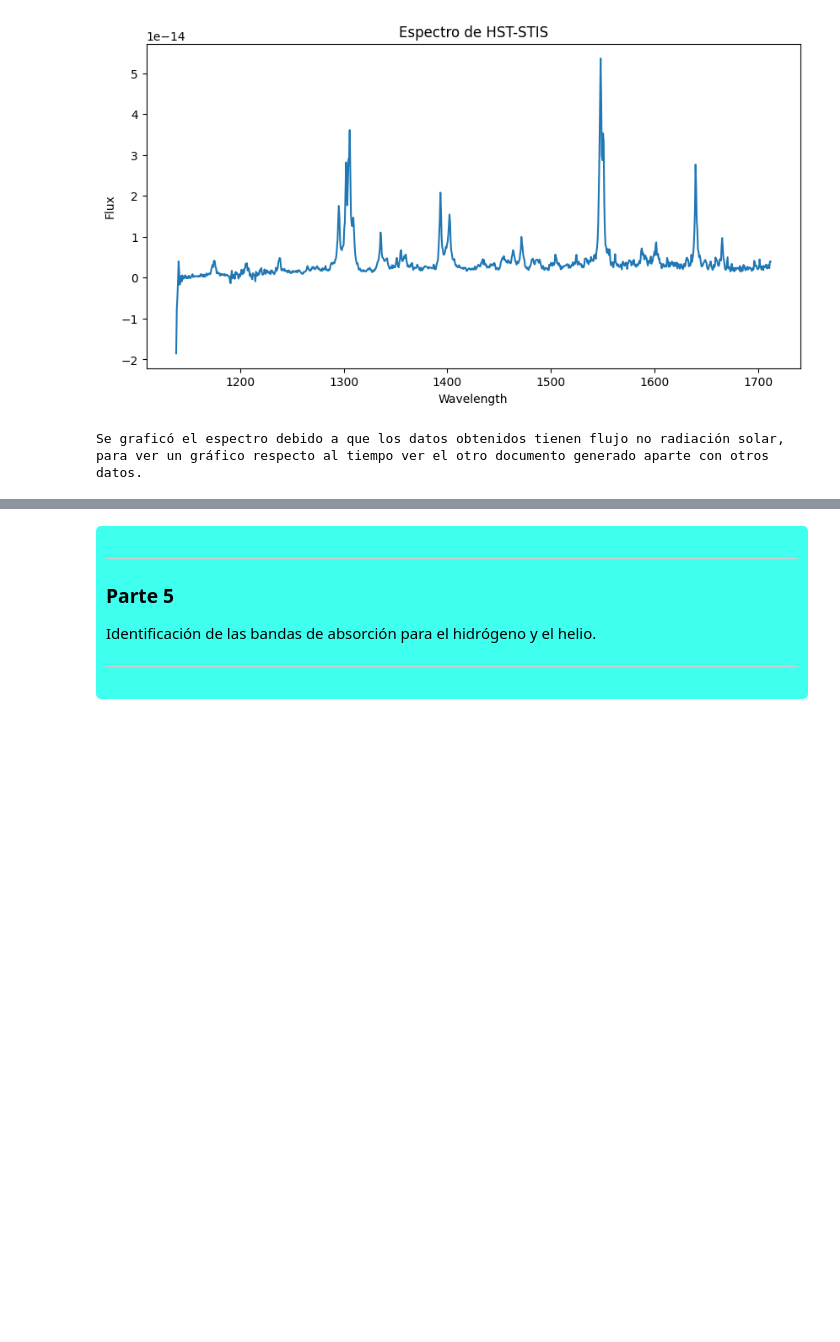
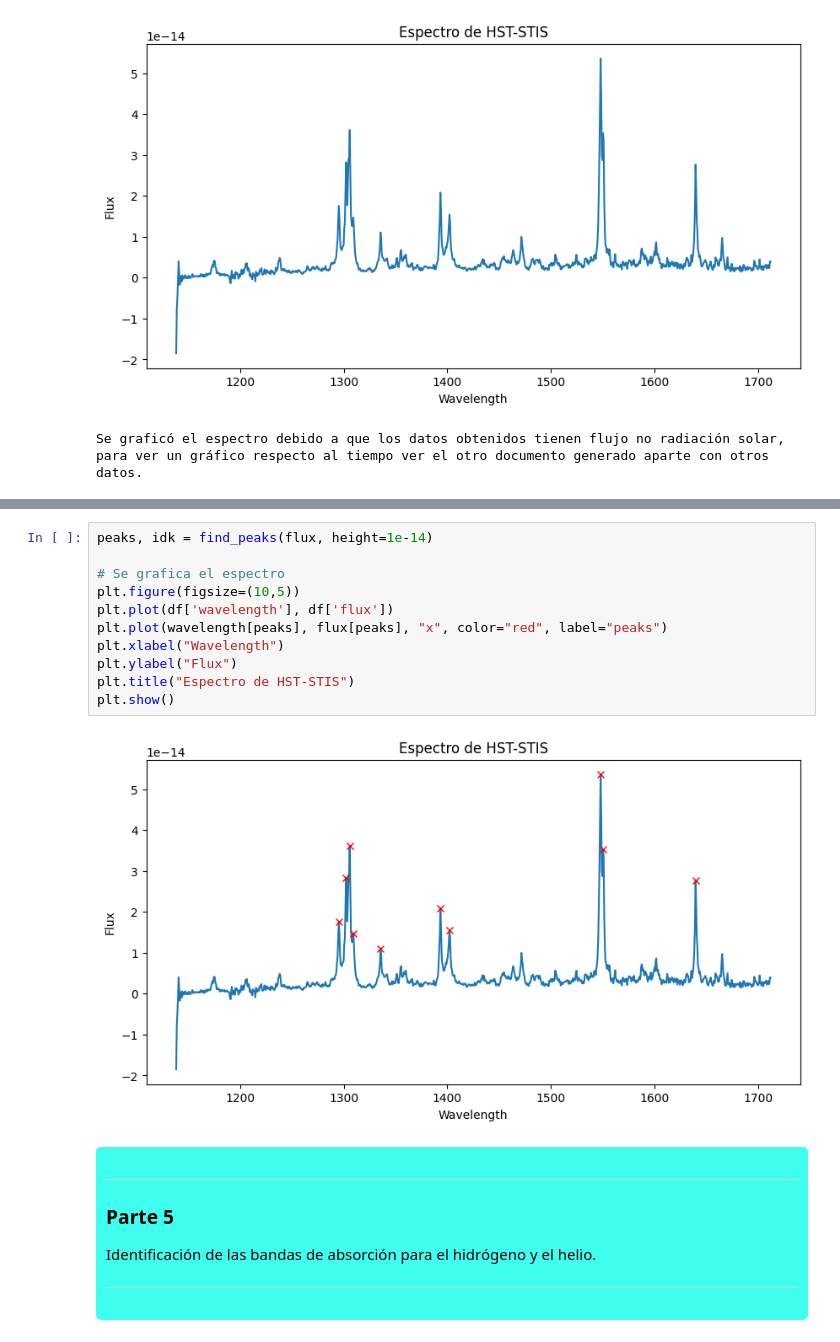
Before and after one commit to B-Namor/AtmosphericCharacterizationUsingFourierAnalisis, a Jupyter notebook: Proyecto.ipynb, the cells around one changed output, grey strips where cells are left out. Drawn from its saved outputs; the diff is of its cells as text; blank space fills up the shorter version.

```diff
--- a/Proyecto.ipynb
+++ b/Proyecto.ipynb
@@ -104,3 +91,16 @@ plt.show()
+# %%
+peaks, idk = find_peaks(flux, height=1e-14)
+
+# Se grafica el espectro
+plt.figure(figsize=(10,5))
+plt.plot(df['wavelength'], df['flux'])
+plt.plot(wavelength[peaks], flux[peaks], "x", color="red", label="peaks")
+plt.xlabel("Wavelength")
+plt.ylabel("Flux")
+plt.title("Espectro de HST-STIS")
+plt.show()
+# %% [output]
+[figure, added]
 # %% [markdown]
 <div style="background-color: #00ffeac0; color: black; padding: 10px; border-radius: 5px; max-width: 98%;">
 
```
Also changed, not shown: parts of 8 cells of this notebook.
